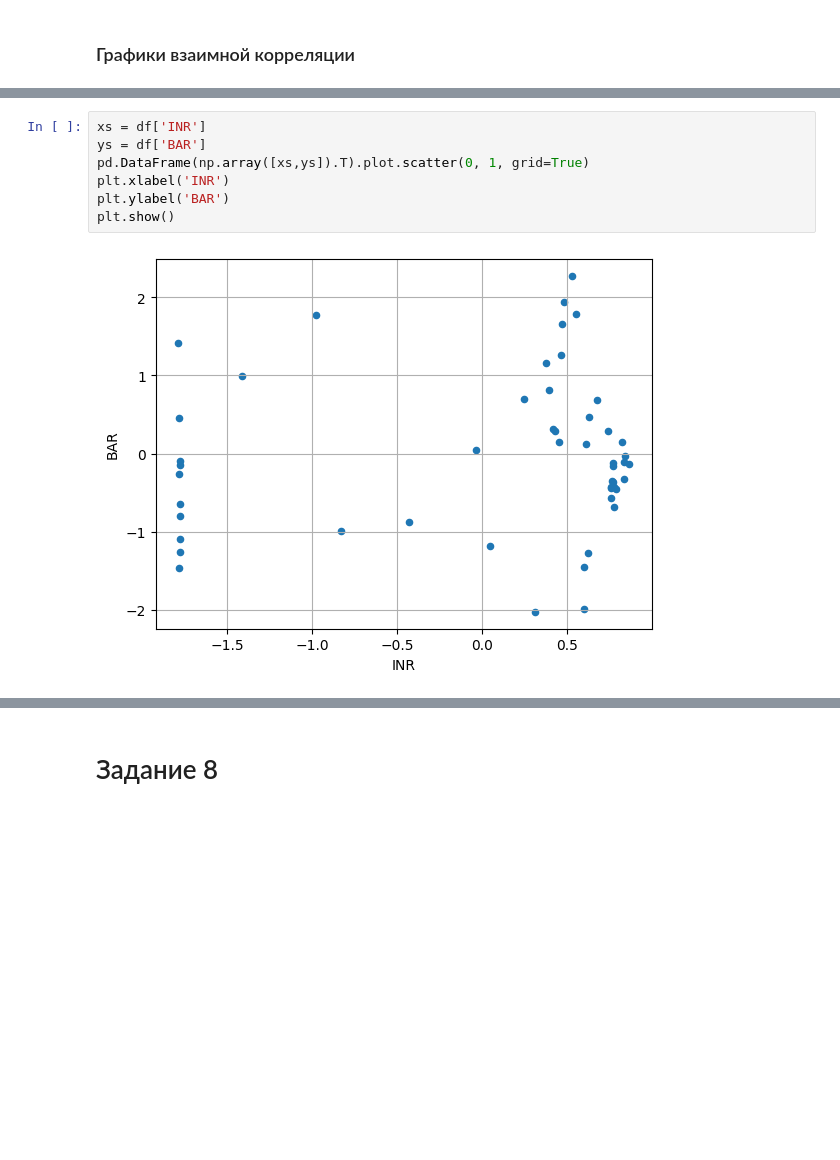
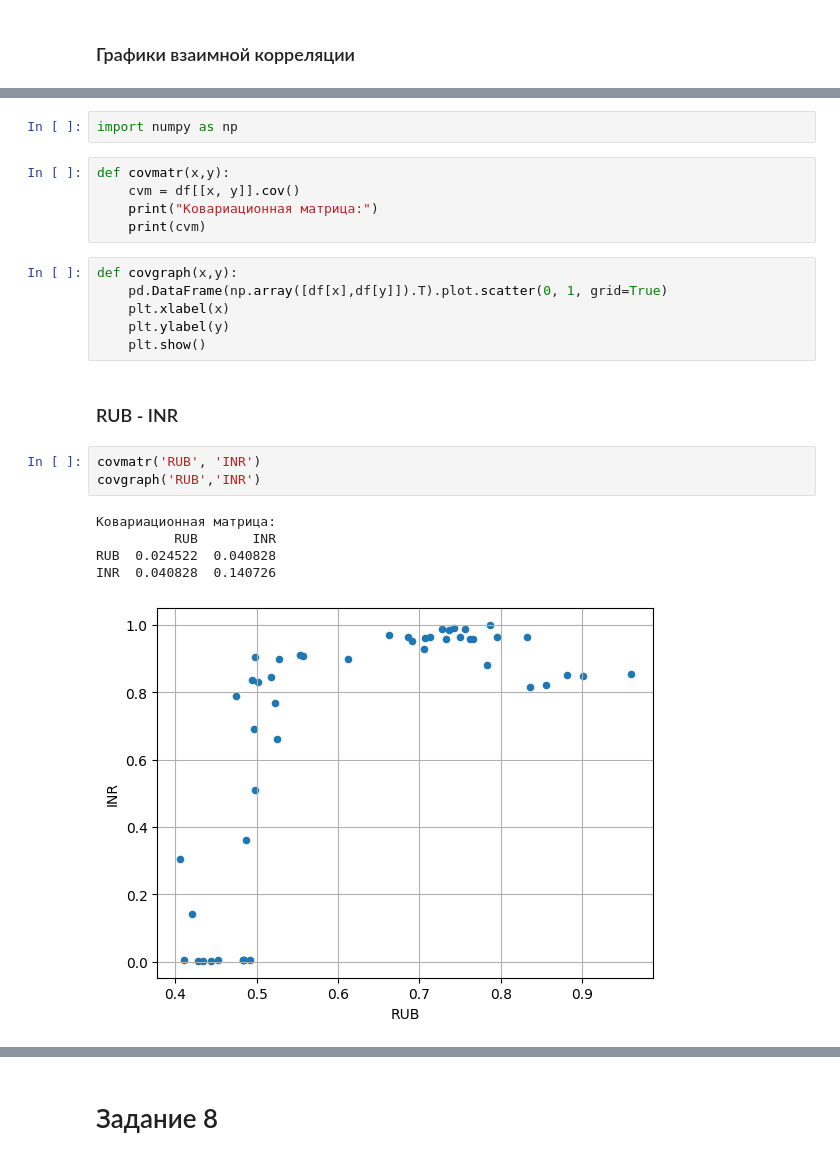
Before and after one commit to ForwardMoth/stdb_lab, a Jupyter notebook: lab3/lab3.ipynb, the cells around one changed output, grey strips where cells are left out. Cells and saved outputs as stored; diff of their text form; blank space fills up the shorter version.

```diff
--- a/lab3/lab3.ipynb
+++ b/lab3/lab3.ipynb
@@ -363,9 +341,24 @@ plt.show()
-# %%
-xs = df['INR']
-ys = df['BAR']
-pd.DataFrame(np.array([xs,ys]).T).plot.scatter(0, 1, grid=True)
-plt.xlabel('INR')
-plt.ylabel('BAR')
-plt.show()
-# %% [output]
-[figure, removed]
+# %%
+import numpy as np
+# %%
+def covmatr(x,y):
+    cvm = df[[x, y]].cov()
+    print("Ковариационная матрица:")
+    print(cvm)
+# %%
+def covgraph(x,y):
+    pd.DataFrame(np.array([df[x],df[y]]).T).plot.scatter(0, 1, grid=True)
+    plt.xlabel(x)
+    plt.ylabel(y)
+    plt.show()
+# %% [markdown]
+### RUB - INR
+# %%
+covmatr('RUB', 'INR')
+covgraph('RUB','INR')
+# %% [output]
+Ковариационная матрица:
+          RUB       INR
+RUB  0.024522  0.040828
+INR  0.040828  0.140726
+[figure, added]
```
Also changed, not shown: parts of 50 cells of this notebook.
